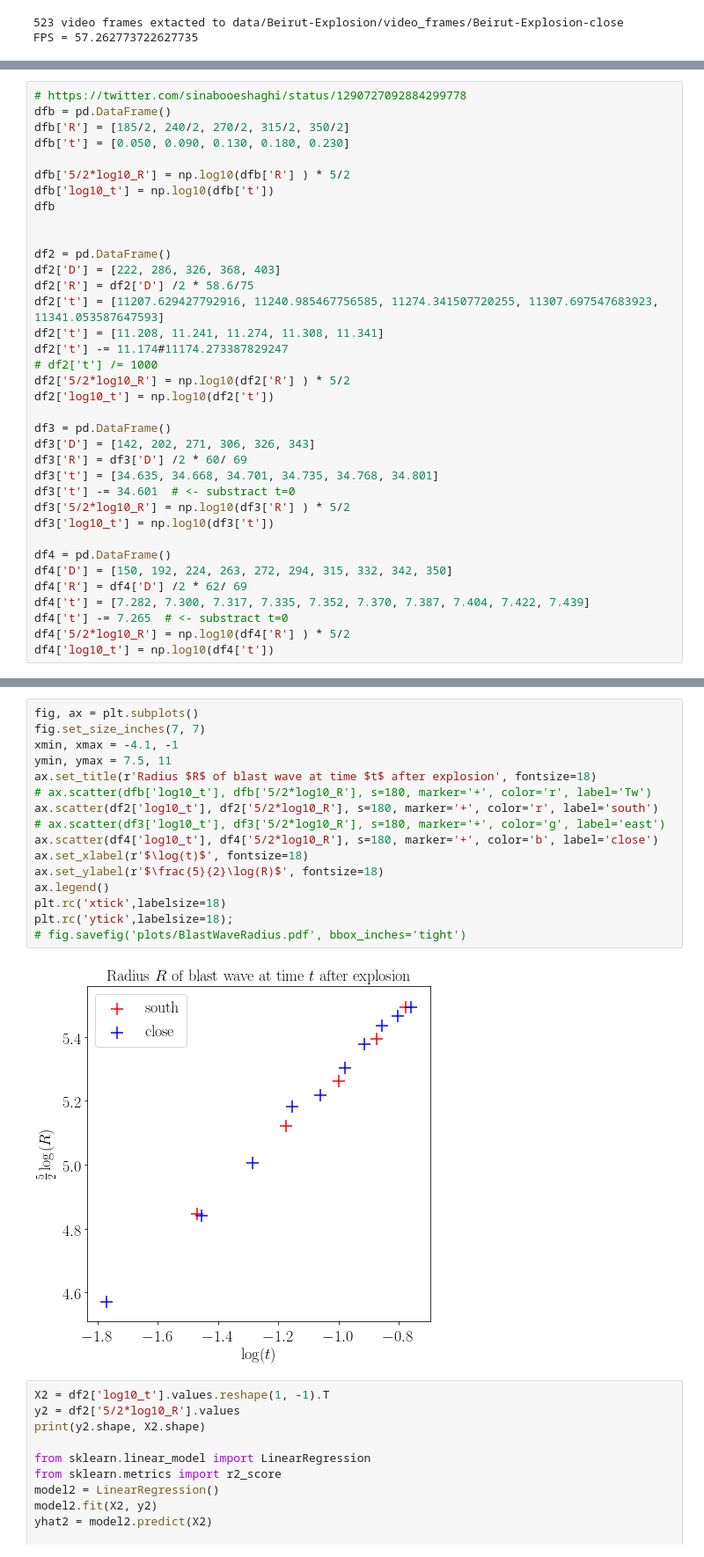
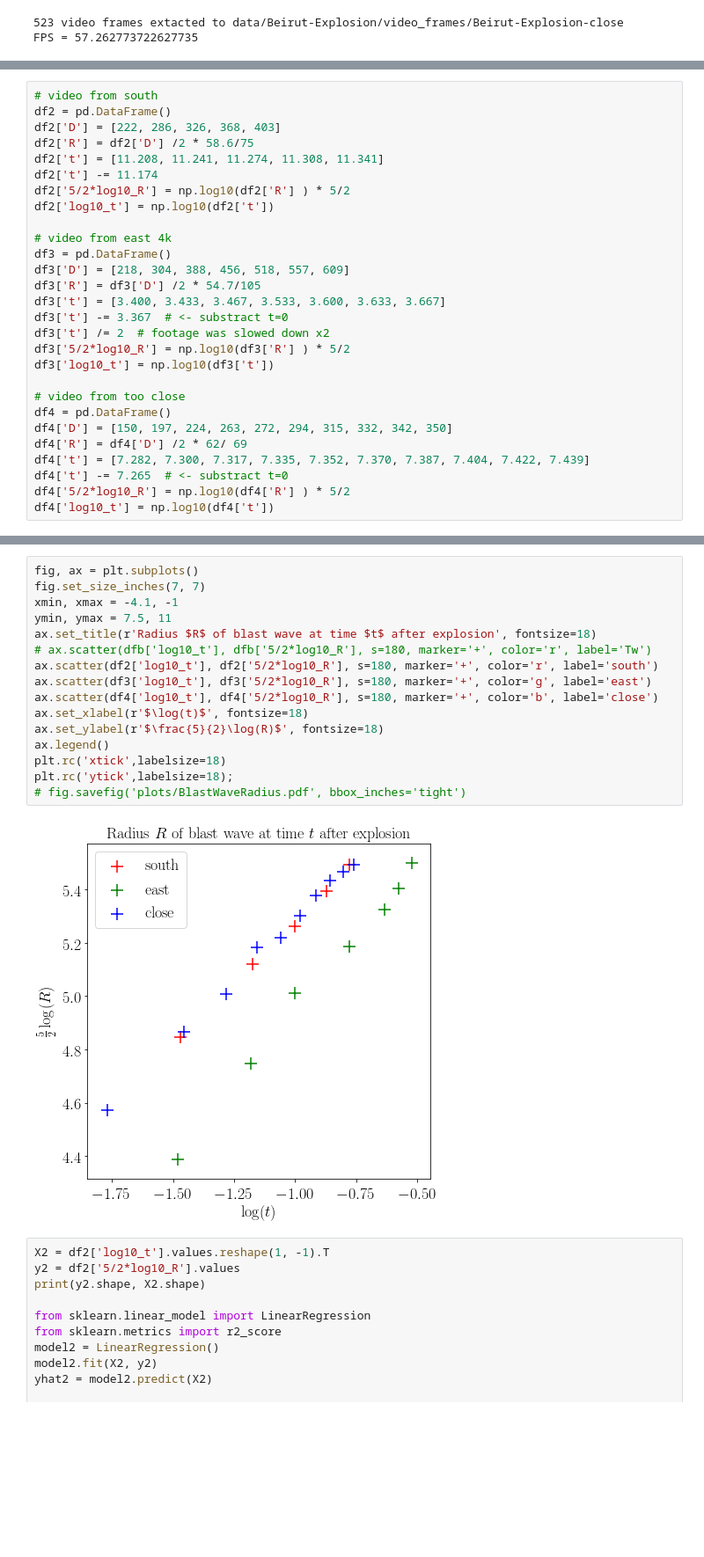
Before and after one commit to jsdiazpo/Physics-Digressions, a Jupyter notebook: Beirut-Explosion.ipynb, the cells around one changed output, grey strips where cells are left out. Shown: that part at 88% size. Cells and saved outputs as stored; diff of their text form; blank space fills up the shorter version.

```diff
--- a/Beirut-Explosion.ipynb
+++ b/Beirut-Explosion.ipynb
@@ -90,34 +99,26 @@ FPS = 57.262773722627735
 # %%
-# https://twitter.com/sinabooeshaghi/status/1290727092884299778
-dfb = pd.DataFrame()
-dfb['R'] = [185/2, 240/2, 270/2, 315/2, 350/2]
-dfb['t'] = [0.050, 0.090, 0.130, 0.180, 0.230]
-
-dfb['5/2*log10_R'] = np.log10(dfb['R'] ) * 5/2
-dfb['log10_t'] = np.log10(dfb['t'])
-dfb
-
-
+# video from south
 df2 = pd.DataFrame()
 df2['D'] = [222, 286, 326, 368, 403]
 df2['R'] = df2['D'] /2 * 58.6/75
-df2['t'] = [11207.629427792916, 11240.985467756585, 11274.341507720255, 11307.697547683923, 11341.053587647593]
 df2['t'] = [11.208, 11.241, 11.274, 11.308, 11.341]
-df2['t'] -= 11.174#11174.273387829247
-# df2['t'] /= 1000
+df2['t'] -= 11.174
 df2['5/2*log10_R'] = np.log10(df2['R'] ) * 5/2
 df2['log10_t'] = np.log10(df2['t'])
 
+# video from east 4k
 df3 = pd.DataFrame()
-df3['D'] = [142, 202, 271, 306, 326, 343]
-df3['R'] = df3['D'] /2 * 60/ 69
-df3['t'] = [34.635, 34.668, 34.701, 34.735, 34.768, 34.801]
-df3['t'] -= 34.601  # <- substract t=0
+df3['D'] = [218, 304, 388, 456, 518, 557, 609]
+df3['R'] = df3['D'] /2 * 54.7/105
+df3['t'] = [3.400, 3.433, 3.467, 3.533, 3.600, 3.633, 3.667]
+df3['t'] -= 3.367  # <- substract t=0
+df3['t'] /= 2  # footage was slowed down x2
 df3['5/2*log10_R'] = np.log10(df3['R'] ) * 5/2
 df3['log10_t'] = np.log10(df3['t'])
 
+# video from too close
 df4 = pd.DataFrame()
-df4['D'] = [150, 192, 224, 263, 272, 294, 315, 332, 342, 350]
+df4['D'] = [150, 197, 224, 263, 272, 294, 315, 332, 342, 350]
 df4['R'] = df4['D'] /2 * 62/ 69
 df4['t'] = [7.282, 7.300, 7.317, 7.335, 7.352, 7.370, 7.387, 7.404, 7.422, 7.439]
 df4['t'] -= 7.265  # <- substract t=0
@@ -132,21 +131,21 @@ np.sqrt(256**2 + 239**2)
 # %%
 fig, ax = plt.subplots()
 fig.set_size_inches(7, 7)
 xmin, xmax = -4.1, -1
 ymin, ymax = 7.5, 11
 ax.set_title(r'Radius $R$ of blast wave at time $t$ after explosion', fontsize=18)
 # ax.scatter(dfb['log10_t'], dfb['5/2*log10_R'], s=180, marker='+', color='r', label='Tw')
 ax.scatter(df2['log10_t'], df2['5/2*log10_R'], s=180, marker='+', color='r', label='south')
-# ax.scatter(df3['log10_t'], df3['5/2*log10_R'], s=180, marker='+', color='g', label='east')
+ax.scatter(df3['log10_t'], df3['5/2*log10_R'], s=180, marker='+', color='g', label='east')
 ax.scatter(df4['log10_t'], df4['5/2*log10_R'], s=180, marker='+', color='b', label='close')
 ax.set_xlabel(r'$\log(t)$', fontsize=18)
 ax.set_ylabel(r'$\frac{5}{2}\log(R)$', fontsize=18)
 ax.legend()
 plt.rc('xtick',labelsize=18)
 plt.rc('ytick',labelsize=18);
 # fig.savefig('plots/BlastWaveRadius.pdf', bbox_inches='tight')
 # %% [output]
-[figure, old version]
+[figure, new version]
 # %%
 X2 = df2['log10_t'].values.reshape(1, -1).T
 y2 = df2['5/2*log10_R'].values
```
Also changed, not shown: parts of 4 cells of this notebook.
